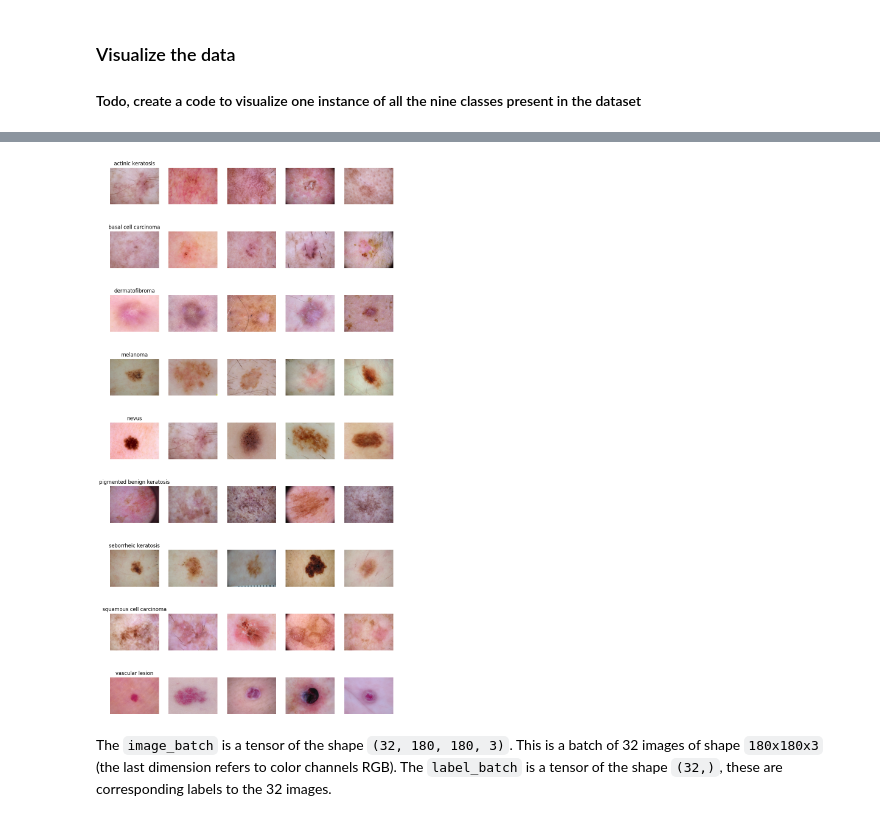
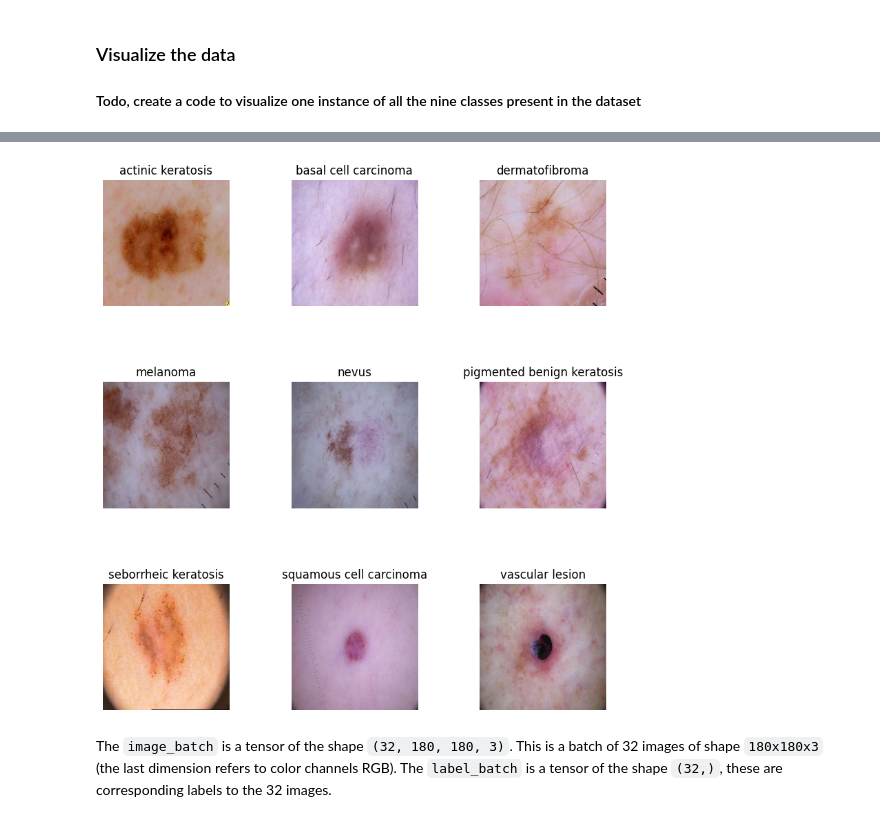
Before and after one commit to hargurjeet/Melanoma_Detection_Case_Study, a Jupyter notebook: Starter_code_Assignment_CNN_Skin_Cancer.ipynb, the cells around one changed output, grey strips where cells are left out. Drawn from its saved outputs; the diff is of its cells as text; code cells hidden in the pictures.

```diff
--- a/Starter_code_Assignment_CNN_Skin_Cancer.ipynb
+++ b/Starter_code_Assignment_CNN_Skin_Cancer.ipynb
@@ -172,20 +140,29 @@ plt.show()
-# %%
-## Visualizing from validation set
-# visualize a few images for each class
-
-for images, labels in val_ds:
-    for i in range(len(images)):
-        class_name = class_names[labels[i]]
-        class_images[class_name].append(images[i])
-
-num_images = 5
-fig, axs = plt.subplots(len(class_names), num_images, figsize=(12, 24))
-for i in range(len(class_names)):
-    for j in range(num_images):
-        axs[i, j].imshow(class_images[class_names[i]][j].numpy().astype("uint8"))
-        axs[i, j].axis("off")
-        if j == 0:
-            axs[i, j].set_title(class_names[i])
-plt.show()
-# %% [output]
-[figure, removed]
+# %%
+import matplotlib.pyplot as plt
+
+# Get the class names and their integer labels
+class_names = list(train_ds.class_indices.keys())
+class_labels = train_ds.class_indices
+
+# Create a dictionary to store one image for each class
+one_image_per_class = {}
+
+# Loop through the data generator and extract one image for each class
+for label in class_labels.values():
+    x, _ = train_ds.next()
+    while not label in _.argmax(axis=-1):
+        x, _ = train_ds.next()
+    one_image_per_class[label] = x[_.argmax(axis=-1)[0]]
+
+fig, axs = plt.subplots(nrows=3, ncols=3, figsize=(10, 10))
+fig.subplots_adjust(hspace=0.6)
+
+for i in range(9):
+    img, label = next(train_ds)
+    axs[i // 3, i % 3].imshow(img[0])
+    axs[i // 3, i % 3].set_title(list(class_labels.keys())[i])
+    axs[i // 3, i % 3].axis('off')
+
+plt.show()
+# %% [output]
+[figure, added]
```
Also changed, not shown: parts of 14 cells of this notebook.
